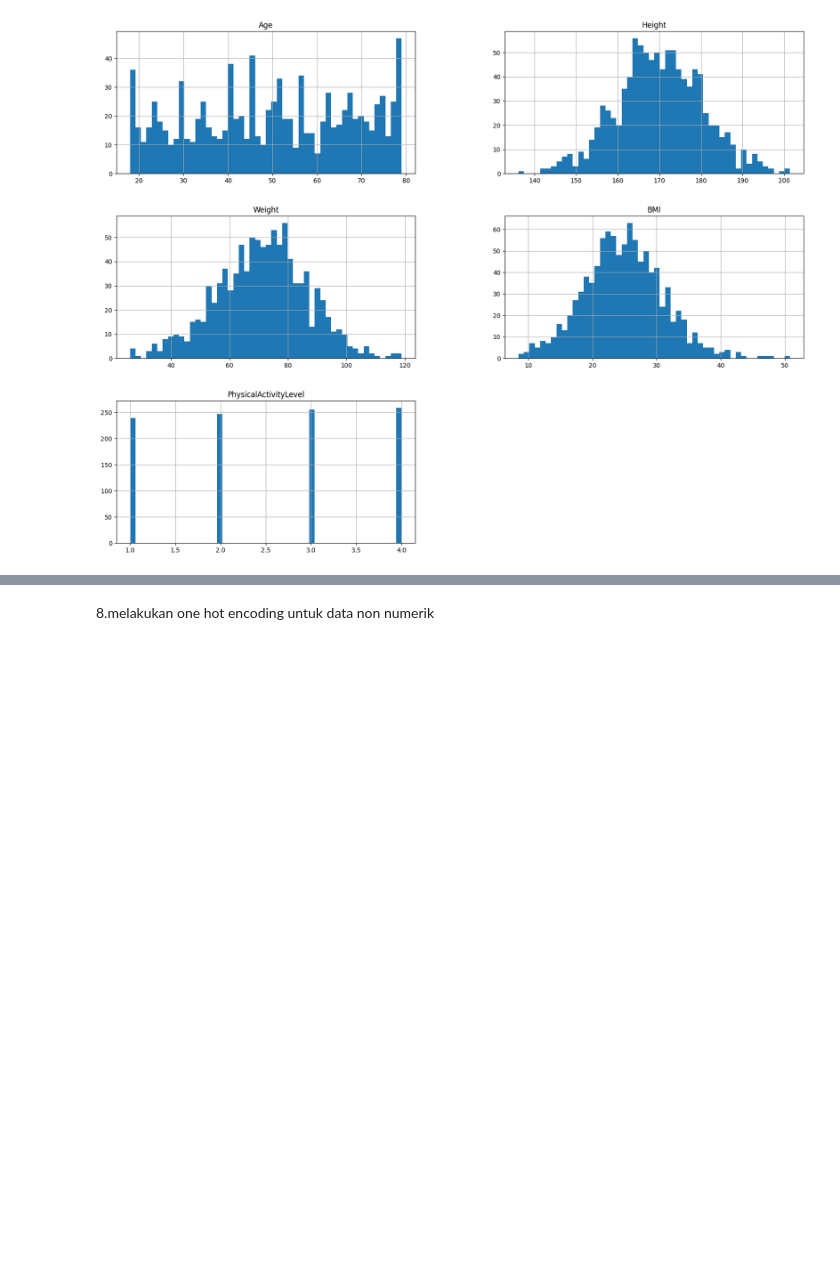
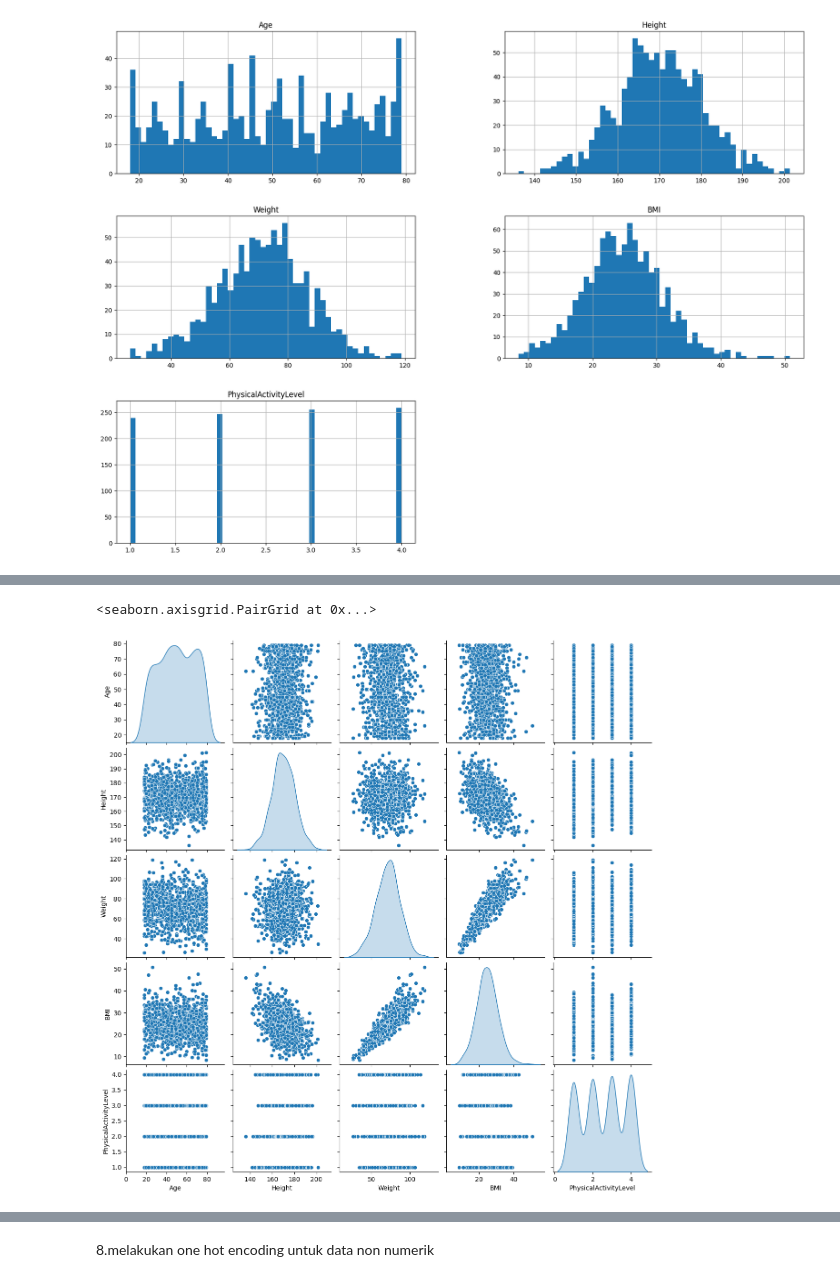
Before and after one commit to ZedGred/ZedGred, a Jupyter notebook: proyek_predictive_analytic.ipynb, the cells around one changed output, grey strips where cells are left out. Saved outputs shown, nothing was run; the diff lists cells and outputs as text; code cells hidden in the pictures; blank space fills up the shorter version.

```diff
--- a/proyek_predictive_analytic.ipynb
+++ b/proyek_predictive_analytic.ipynb
@@ -119,0 +134,5 @@ plt.show()
+# %%
+sns.pairplot(obes, diag_kind = 'kde')
+# %% [output]
+<seaborn.axisgrid.PairGrid at 0x...>
+[figure, added]
```
Also changed, not shown: parts of 8 cells of this notebook, 2 other files.
